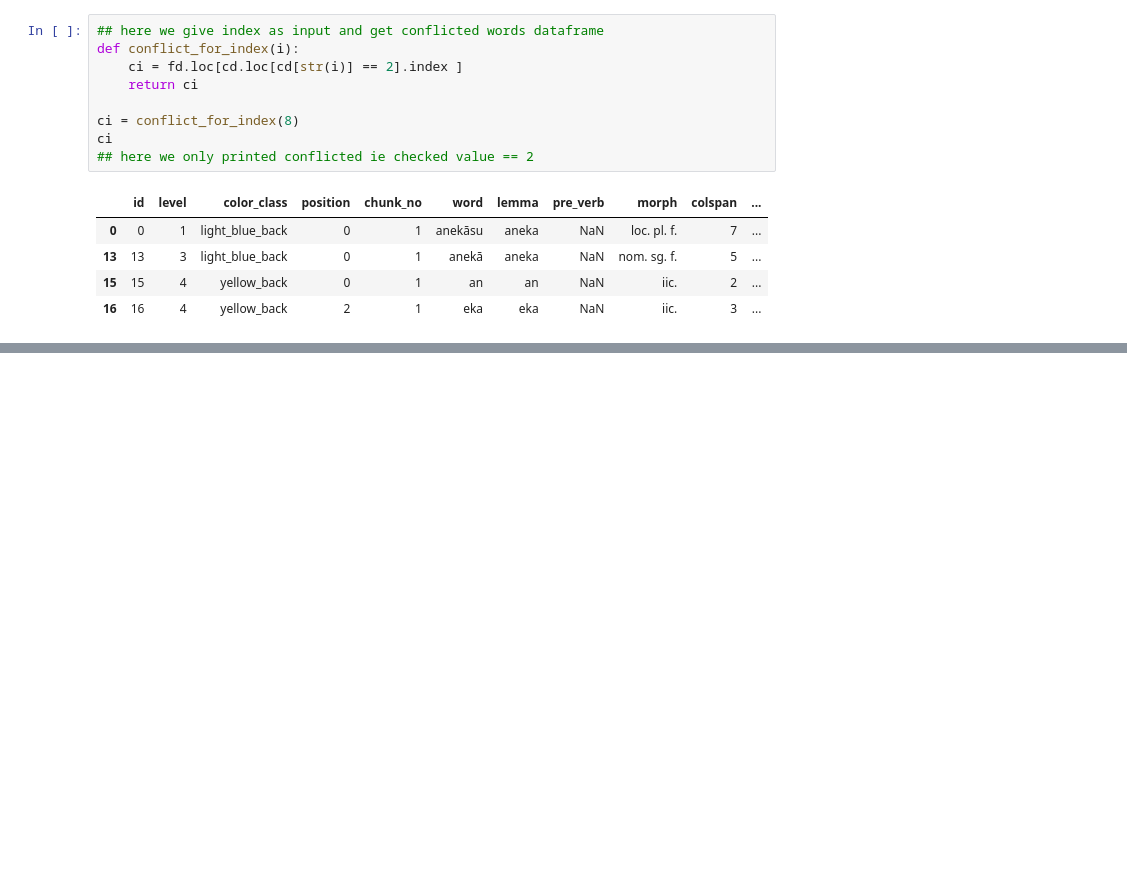
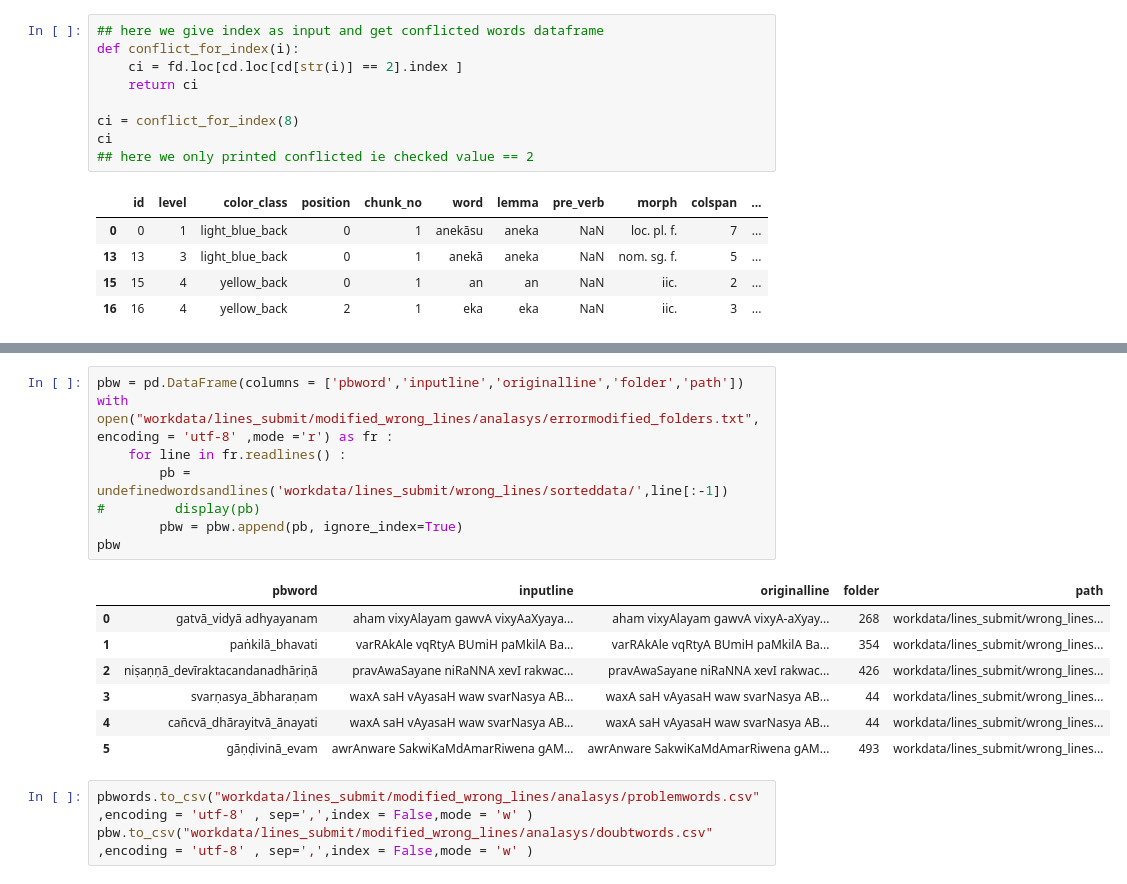
Before and after one commit to koutilya/visualization, a Jupyter notebook: showdata.ipynb, the cells around one changed output, grey strips where cells are left out. Saved outputs shown, nothing was run; the diff lists cells and outputs as text; blank space fills up the shorter version.

```diff
--- a/showdata.ipynb
+++ b/showdata.ipynb
@@ -142,0 +227,19 @@ ci
+# %%
+pbw = pd.DataFrame(columns = ['pbword','inputline','originalline','folder','path'])
+with open("workdata/lines_submit/modified_wrong_lines/analasys/errormodified_folders.txt",encoding = 'utf-8' ,mode ='r') as fr :
+    for line in fr.readlines() :
+        pb = undefinedwordsandlines('workdata/lines_submit/wrong_lines/sorteddata/',line[:-1])
+#         display(pb)
+        pbw = pbw.append(pb, ignore_index=True)
+pbw
+# %% [output]
+|  | pbword | inputline | originalline | folder | path |
+| 0 | gatvā_vidyā adhyayanam | aham vixyAlayam gawvA vixyAaXyaya... | aham vixyAlayam gawvA vixyA-aXyay... | 268 | workdata/lines_submit/wrong_lines... |
+| 1 | paṅkilā_bhavati | varRAkAle vqRtyA BUmiH paMkilA Ba... | varRAkAle vqRtyA BUmiH paMkilA Ba... | 354 | workdata/lines_submit/wrong_lines... |
+| 2 | niṣaṇṇā_devīraktacandanadhāriṇā | pravAwaSayane niRaNNA xevI rakwac... | pravAwaSayane niRaNNA xevI rakwac... | 426 | workdata/lines_submit/wrong_lines... |
+| 3 | svarṇasya_ābharaṇam | waxA saH vAyasaH waw svarNasya AB... | waxA saH vAyasaH waw svarNasya AB... | 44 | workdata/lines_submit/wrong_lines... |
+| 4 | cañcvā_dhārayitvā_ānayati | waxA saH vAyasaH waw svarNasya AB... | waxA saH vAyasaH waw svarNasya AB... | 44 | workdata/lines_submit/wrong_lines... |
+| 5 | gāṇḍivinā_evam | awrAnware SakwiKaMdAmarRiwena gAM... | awrAnware SakwiKaMdAmarRiwena gAM... | 493 | workdata/lines_submit/wrong_lines... |
+# %%
+pbwords.to_csv("workdata/lines_submit/modified_wrong_lines/analasys/problemwords.csv" ,encoding = 'utf-8' , sep=',',index = False,mode = 'w' )
+pbw.to_csv("workdata/lines_submit/modified_wrong_lines/analasys/doubtwords.csv" ,encoding = 'utf-8' , sep=',',index = False,mode = 'w' )
```
Also changed, not shown: parts of 22 cells of this notebook, 4 other files.
